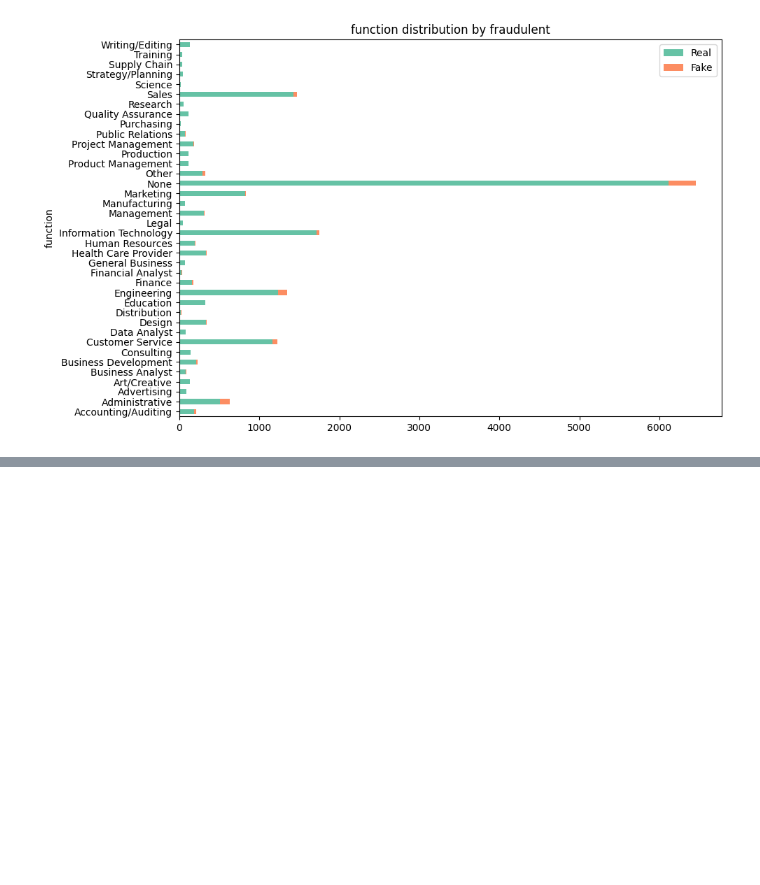
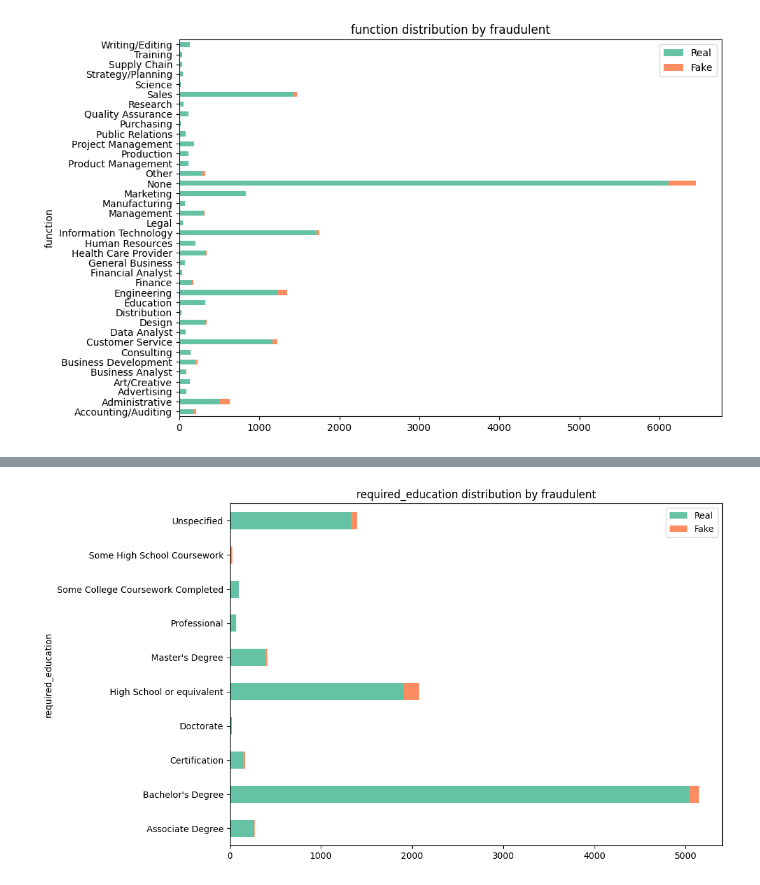
Before and after one commit to glistering96/BigDataAnalysis-HYU-IE, a Jupyter notebook: notebook/EDA_김원준.ipynb, the cells around one changed output, grey strips where cells are left out. Cells and saved outputs as stored; diff of their text form; code cells hidden in the pictures; blank space fills up the shorter version.

```diff
--- a/notebook/EDA_김원준.ipynb
+++ b/notebook/EDA_김원준.ipynb
@@ -333,0 +396,8 @@ cat_label_plot('function', replace_value('industry', cat_df, 0.0001), r1=0, r2=9
+# %%
+# only_fake에서 상위 10개의 required_education에 대해서 원본 데이터를 가지고 plot 그려보기
+
+top_10_req_edu_fake = only_fake['required_education'].value_counts().head(10).index
+top_10_req_edu_fake_mixed = cat_df[cat_df['required_education'].isin(top_10_req_edu_fake)]
+cat_label_plot('required_education', top_10_req_edu_fake_mixed, r1=0, r2=90, stack=True, orient='h')
+# %% [output]
+[figure, added]
```
Also changed, not shown: parts of 33 cells of this notebook.
